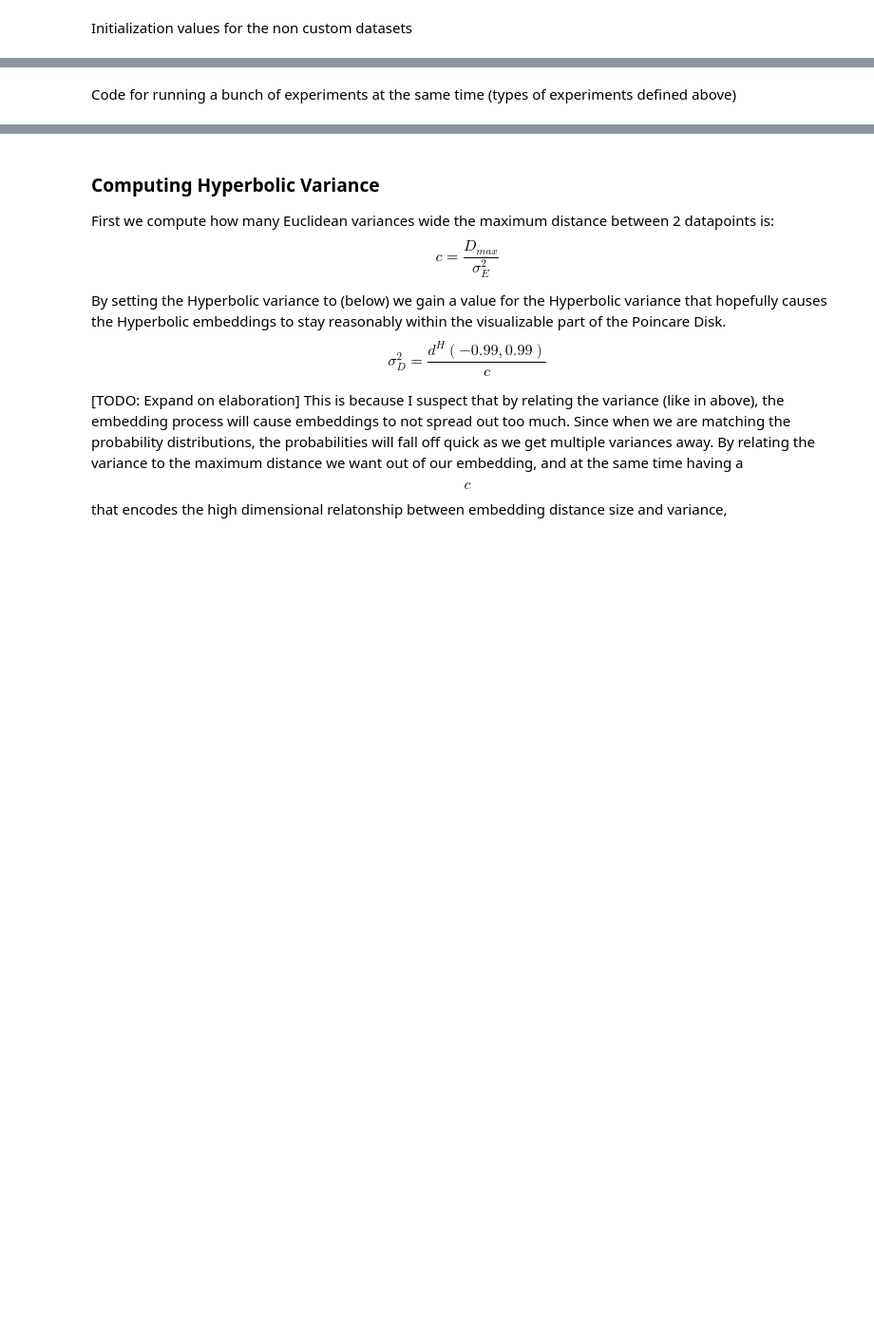
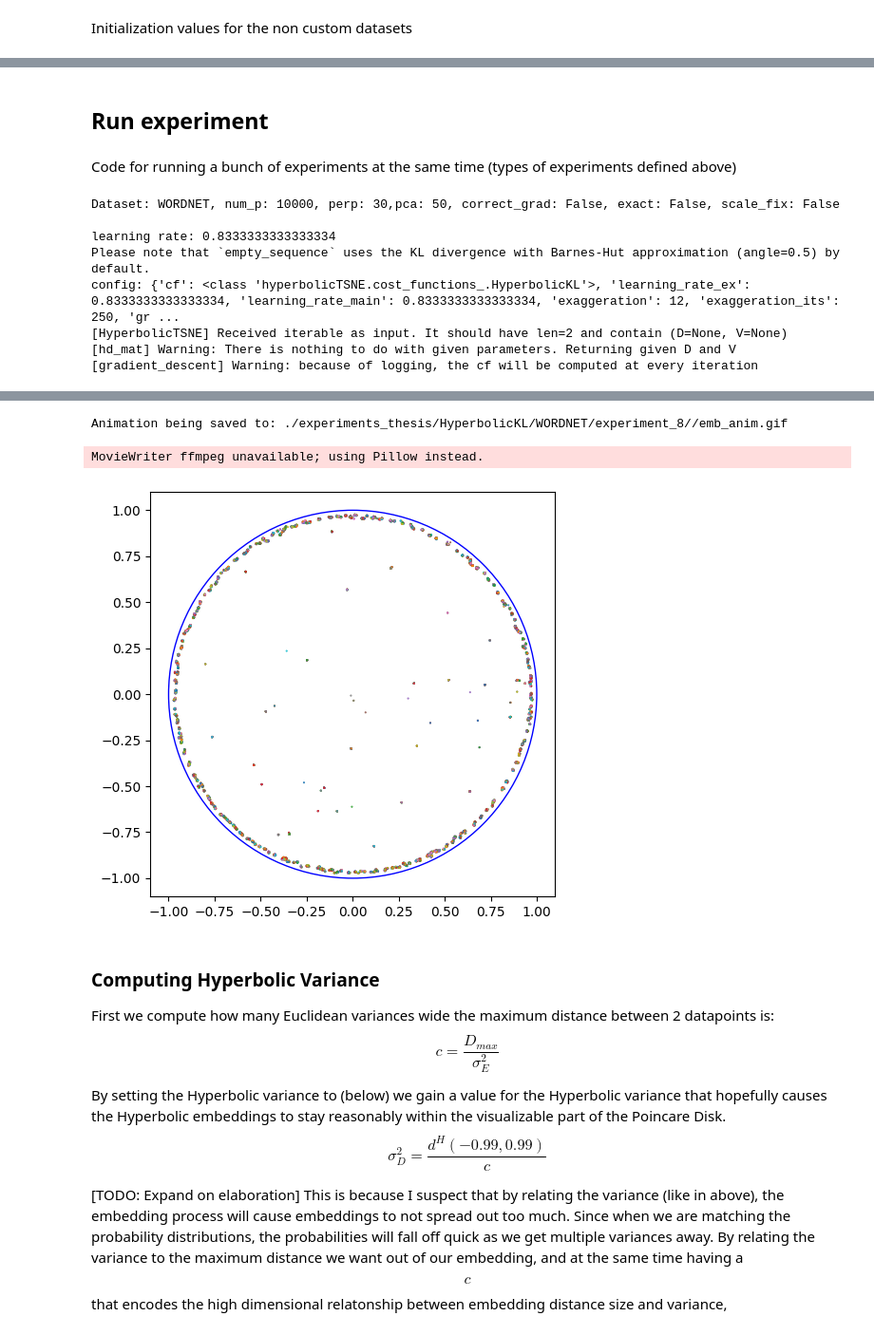
Before and after one commit to Haoranxia/hyperbolic-tsne, a Jupyter notebook: experiment_main.ipynb, the cells around one changed output, grey strips where cells are left out. Shown at 95% size. Drawn from its saved outputs; the diff is of its cells as text; code cells hidden in the pictures; blank space fills up the shorter version.

```diff
--- a/experiment_main.ipynb
+++ b/experiment_main.ipynb
@@ -30,21 +33,19 @@ log_path = "temp/poincare/"  # path for saving embedding snapshots
 grad_path = "temp/grad/"     # NOTE: We will manually calculate the gradients
 data_home = "datasets"
 
-experiments_folder = "./experiment_results/"
-exp_id = next_experiment_folder_id(experiments_folder)
-
 # Experiment settings
 seed = 42
-correct_grads = [True]             # NOTE: Recompile with correct flag (GRAD_FIX flag)
+correct_grads = [False]             # NOTE: Recompile with correct flag (GRAD_FIX flag)
 exacts = [False]                    # NOTE: Exact computation or BH estimation of gradient
-grad_scale_fixes = [True]          # Whether we multiply the gradient by the inverse metric tensor of hyperbolic space or not
+grad_scale_fixes = [False]         # Whether we multiply the gradient by the inverse metric tensor of hyperbolic space or not
                                     # Note that the correct hyperoblic gradient has an inverse metric tensor factor
-lr_factors = [1000, 100, 10]
+lr_factors = [12]
 
 # Simple experiment with no exaggeration
 exaggeration_factor = 12
-ex_iterations = 1500
-main_iterations = ex_iterations * 10 - ex_iterations
+ex_iterations = 250
+it_mult = 15
+main_iterations = 15000
 
 # Cost functions
 cfs = [HyperbolicKL]
@@ -56,7 +57,7 @@ max_dist = 0
 # %% [markdown]
 Initialization values for the non custom datasets
 # %%
-datasets = [Datasets.PLANARIA]
-num_points = [0.1]
+datasets = [Datasets.WORDNET]
+num_points = [10000]
 perplexities = [30]
 pca_components = [50]                              # Whether to use pca initialization of high dim. data or not
@@ -108,26 +120,14 @@ print("Data shape: ", X_embedded.shape)
+# %% [markdown]
+## Run experiment
 # %% [markdown]
 Code for running a bunch of experiments at the same time (types of experiments defined above)
 # %%
 # Run experiments
 # for (dataset, num_p, perp, pca, cf, correct_grad, exact) in experiment_details:
 for (cf, correct_grad, exact, grad_scale_fix, lr_factor) in experiment_details_2:
-    print(f"\n[Experiment: {exp_id}] \n dataset: {dataset}, num_p: {num_p}, perp: {perp},pca: {pca}, correct_grad: {correct_grad}, exact: {exact}, scale_fix: {grad_scale_fix}\n")
+    print(f"\nDataset: {dataset.name}, num_p: {num_p}, perp: {perp},pca: {pca}, correct_grad: {correct_grad}, exact: {exact}, scale_fix: {grad_scale_fix}\n")
 
-    # NOTE: Uncomment if we decide to go with multiple datasets etc..
-    # # (0) Load data
-    # dataX, dataLabels, D, V, *rest = load_data(
-    #     dataset,
-    #     data_home=data_home,
-    #     pca_components=pca,
-    #     random_state=seed,
-    #     to_return="X_labels_D_V",
-    #     hd_params={"perplexity": perp},
-    #     sample=num_p,
-    #     knn_method="hnswlib"  # we use an approximation of high-dimensional neighbors to speed up computations
-    # )
-
-
-    # # (1) Compute initial embedding in Poincare disk (PCA embedding)
+    # (1) Compute initial embedding in Poincare disk (PCA embedding)
     X_embedded = initialization(
         n_samples=dataX.shape[0],
         n_components=2,
@@ -137,27 +137,32 @@ for (cf, correct_grad, exact, grad_scale_fix, lr_factor) in experiment_details_2
         init_scale=1e-4         # spread out initializations more
     )
 
-    # Set learning rates
     if cf == GaussianKL:
         hyp_var = 0.2
-        learning_rate = dataX.shape[0] / (exaggeration_factor * lr_factor) * hyp_var
-
+        #learning_rate = dataX.shape[0] / (exaggeration_factor * lr_factor) * hyp_var
+        learning_rate *= hyp_var
     else:
-        learning_rate = dataX.shape[0] / (exaggeration_factor * lr_factor)
+        learning_rate = dataX.shape[0] / (exaggeration_factor * 1000)
 
     print(f"learning rate: {learning_rate}")
 
     # Initialize configs
-    opt_conf = opt_config(cf, learning_rate, exaggeration_factor, ex_iterations, main_iterations, exact=exact, vanilla=True, grad_scale_fix=grad_scale_fix, grad_fix=correct_grad, max_no_progress=int(main_iterations / 5))
+    opt_conf = opt_config(cf, learning_rate, exaggeration_factor, ex_iterations, main_iterations, exact=exact, vanilla=True, grad_scale_fix=grad_scale_fix, grad_fix=correct_grad, max_no_progress=1001)
     opt_params = SequentialOptimizer.sequence_poincare(**opt_conf)
     log_path_cf = log_path + f"cf_{cf.class_str()}/correct_grad_{correct_grad}/"
     grad_path_grad = grad_path + f"cf_{cf.class_str()}/correct_grad_{correct_grad}/"
+
+
+
 
 
     # (3) Update config params using computed variance
     opt_params, opt_conf = initialize_logger(opt_params, opt_conf, log_path_cf, grad_path_grad)
     opt_params["cf_params"].update({"grad_fix" : correct_grad})     # So the cost function knows which gradient to use
     if cf == GaussianKL: opt_params["cf_params"].update({"var" : hyp_var})     # GaussianKL variance for q_ij
+
+
+
 
 
     # (4) Set up t-SNE object and run
@@ -181,14 +186,21 @@ for (cf, correct_grad, exact, grad_scale_fix, lr_factor) in experiment_details_2
 
     emb_fig = plot_poincare(hyperbolicEmbedding, dataLabels, dataLabels)
 
+
+
+
+
     # (6) Store experiment results
     # folder to save results to
-    save_folder = f"./experiment_results/experiment_{exp_id}/"
+    experiments_folder = f"./experiments_thesis/{cf.class_str()}/{dataset.name}"
+    exp_id = next_experiment_folder_id(experiments_folder)
+
+    save_folder = f"./experiments_thesis/{cf.class_str()}/{dataset.name}/experiment_{exp_id}/"
     exp_id += 1
 
     # dictionary containing relevant details of this experiment
     optim_procedure = "Vanilla SGD"
-    description = "HyperbolicKL Planaria dataset. Testing different learning rates."
+    description = "HyperbolicKL, incorrect and correct gradient with metric tensor experiments"
 
     if cf == GaussianKL:
         exp_data = GaussianKL_results(dataset.name, htsne, ex_iterations, learning_rate, perp, num_p, pca,
@@ -201,4 +213,14 @@ for (cf, correct_grad, exact, grad_scale_fix, lr_factor) in experiment_details_2
                        exaggeration_factor, optim_procedure, description)
 
     animation_step = 25
-    save_experiment_results(save_folder, None, emb_fig, opt_params, dataLabels, exp_data, hyperbolicEmbedding, htsne=htsne, step=animation_step)
+    save_experiment_results(save_folder, None, emb_fig, opt_params, dataLabels, exp_data, hyperbolicEmbedding,
+                            htsne=htsne, dataX=dataX, X_embedded=X_embedded, labels=dataLabels, step=animation_step)
+# %% [output]
+Dataset: WORDNET, num_p: 10000, perp: 30,pca: 50, correct_grad: False, exact: False, scale_fix: False
+
+learning rate: 0.8333333333333334
+Please note that `empty_sequence` uses the KL divergence with Barnes-Hut approximation (angle=0.5) by default.
+config: {'cf': <class 'hyperbolicTSNE.cost_functions_.HyperbolicKL'>, 'learning_rate_ex': 0.8333333333333334, 'learning_rate_main': 0.8333333333333334, 'exaggeration': 12, 'exaggeration_its': 250, 'gr ...
+[HyperbolicTSNE] Received iterable as input. It should have len=2 and contain (D=None, V=None)
+[hd_mat] Warning: There is nothing to do with given parameters. Returning given D and V
+[gradient_descent] Warning: because of logging, the cf will be computed at every iteration
@@ -205,3 +228,6 @@ for (cf, correct_grad, exact, grad_scale_fix, lr_factor) in experiment_details_2
+Animation being saved to: ./experiments_thesis/HyperbolicKL/WORDNET/experiment_8//emb_anim.gif
+MovieWriter ffmpeg unavailable; using Pillow instead.
+[figure, added]
 # %% [markdown]
 ### Computing Hyperbolic Variance
 
```
Also changed, not shown: parts of 8 cells of this notebook, 21 other files.
